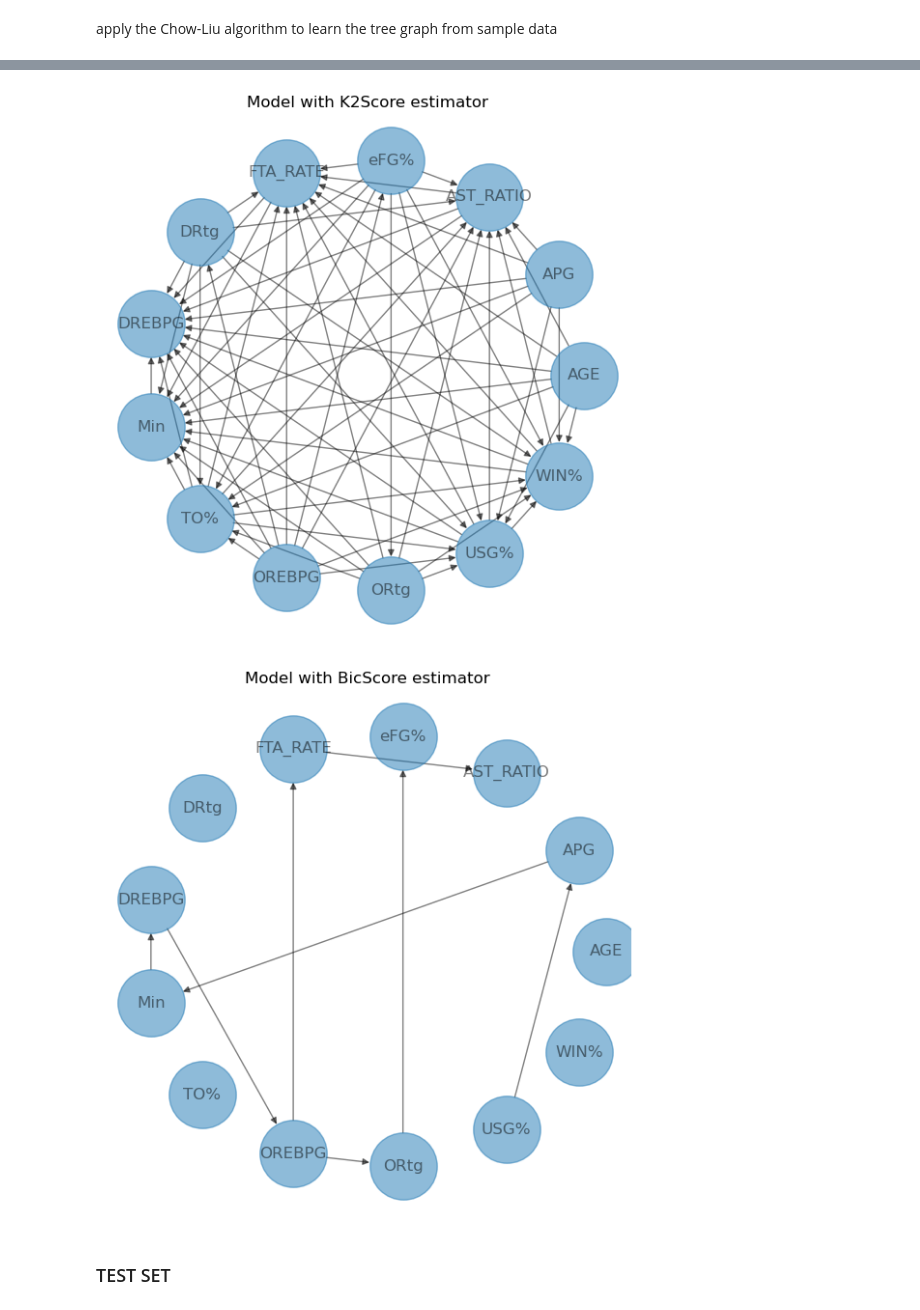
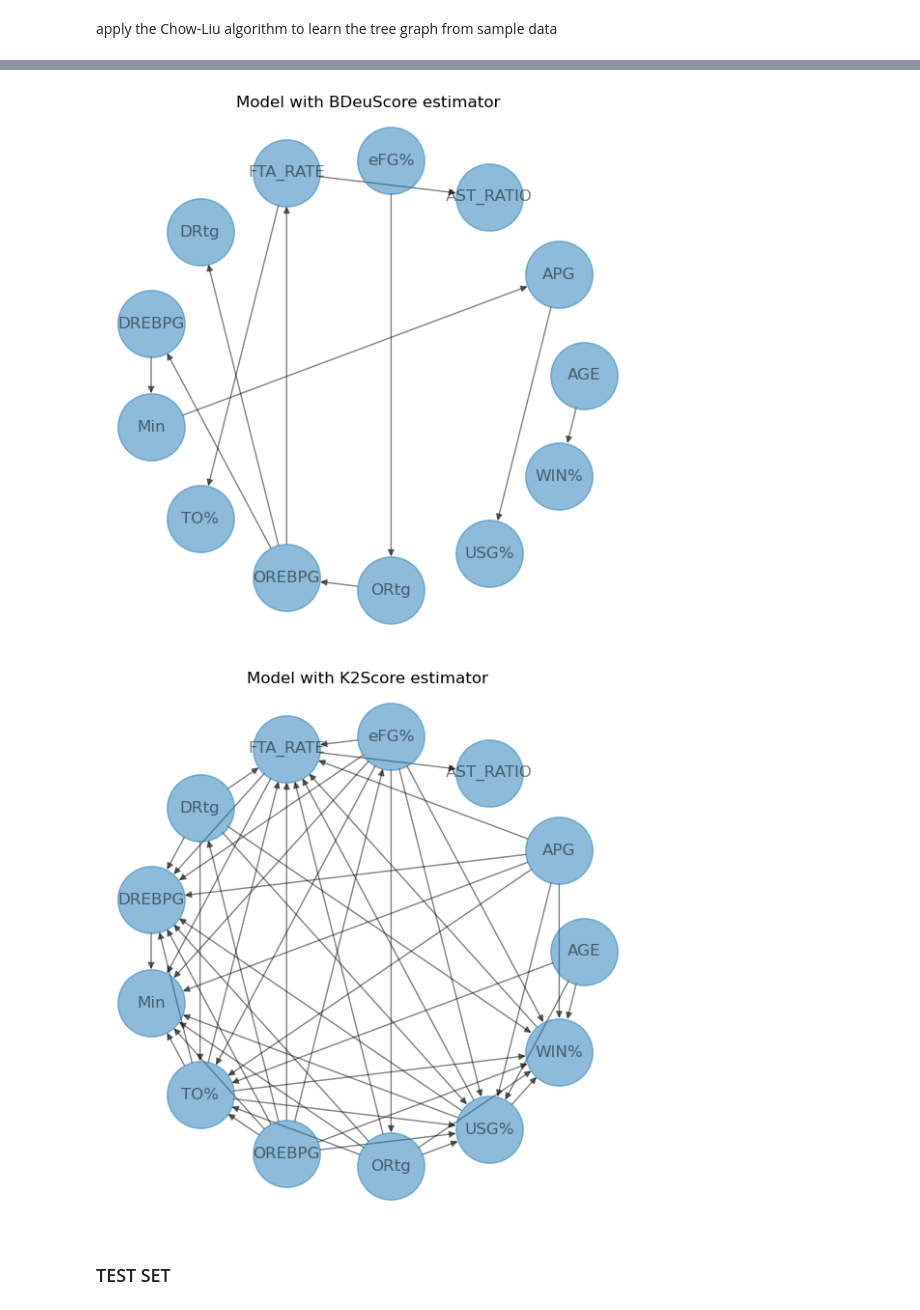
Before and after one commit to CacioCavalloIsNotReal/FAIKR_project_NBA, a Jupyter notebook: project.ipynb, the cells around one changed output, grey strips where cells are left out. Drawn from its saved outputs; the diff is of its cells as text; code cells hidden in the pictures.

Commit message:
fixed plot ordering and code clean up

```diff
--- a/project.ipynb
+++ b/project.ipynb
@@ -447,12 +447,20 @@ from pgmpy.estimators import BDeuScore, K2Score, BicScore
 
 numeric_df=df.drop('NAME',axis=1)
 hc = HillClimbSearch(numeric_df, use_cache=True)
-best_est_model={0:{'estimator':BDeuScore},
-                1:{'estimator':K2Score},
-                2:{'estimator':BicScore}}
+best_est_model={0:{'estimator':BicScore},
+                1:{'estimator':BDeuScore },
+                2:{'estimator':K2Score}}
 
 for i in range(3):
        print('\nestimating using the ', best_est_model[i]['estimator'].__name__, 'estimator')
-       best_est_model[i]['DAG'] = hc.estimate(scoring_method=best_est_model[i]['estimator'](numeric_df))
+       best_est_model[i]['DAG'] = hc.estimate(
+              scoring_method=best_est_model[i]['estimator'](numeric_df),
+              epsilon=1e-8,
+              max_indegree=8 # max number of parents
+              #tabu_length=10 # boh
+              #start_dag=custom_model
+              #fixed_edges=[('Min', 'WIN%')]
+              )
+
        print(best_est_model[i]['DAG'].edges())
 # %% [output]
@@ -468,6 +476,10 @@ estimating using the  BicScore estimator
 for i in range(3):
     best_est_model[i]['model']=BayesianNetwork(best_est_model[i]['DAG'])
     fig, ax = plt.subplots(1, 1, figsize=(7, 7))
-    nx.draw_circular(best_est_model[i]['model'], with_labels=True, node_size=2500, alpha=0.5, ax=ax)
+    nx.draw_circular(best_est_model[i]['model'],
+                     with_labels=True,
+                     node_size=2500,
+                     alpha=0.5,
+                     ax=ax)
     ax.set_title('Model with ' + best_est_model[i]['estimator'].__name__ + ' estimator')
 # %% [output]
@@ -475,5 +487,5 @@ for i in range(3):
-[figure, old version]
+[figure, new version]
-[figure, old version]
+[figure, new version]
 # %% [markdown]
 ### TEST SET
 # %% [markdown]
```
Also changed, not shown: parts of 5 cells of this notebook.
